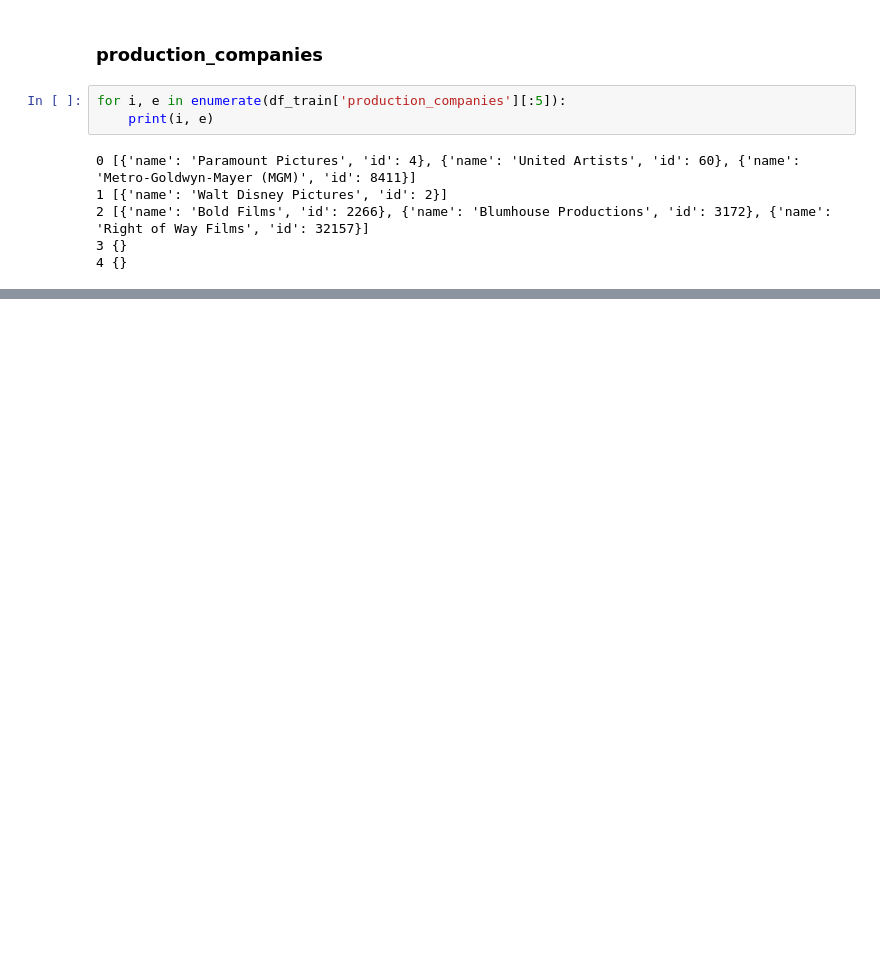
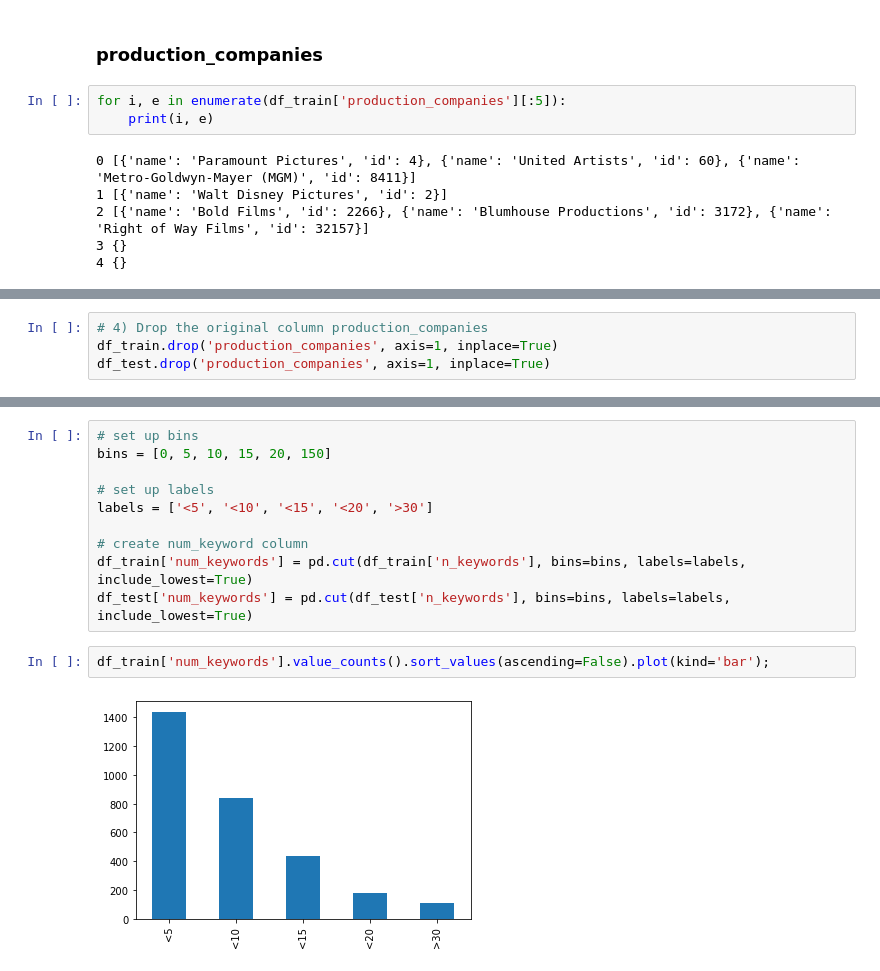
Before and after one commit to yejiseoung/TMDB, a Jupyter notebook: TMDB_EDA_FeatureEngineering.ipynb, the cells around one changed output, grey strips where cells are left out. Saved outputs shown, nothing was run; the diff lists cells and outputs as text; blank space fills up the shorter version.

```diff
--- a/TMDB_EDA_FeatureEngineering.ipynb
+++ b/TMDB_EDA_FeatureEngineering.ipynb
@@ -353,0 +373,4 @@ Name: production_companies, dtype: int64
+# %%
+# 4) Drop the original column production_companies
+df_train.drop('production_companies', axis=1, inplace=True)
+df_test.drop('production_companies', axis=1, inplace=True)
@@ -353,0 +521,14 @@ Name: production_companies, dtype: int64
+# %%
+# set up bins
+bins = [0, 5, 10, 15, 20, 150]
+
+# set up labels
+labels = ['<5', '<10', '<15', '<20', '>30']
+
+# create num_keyword column
+df_train['num_keywords'] = pd.cut(df_train['n_keywords'], bins=bins, labels=labels, include_lowest=True)
+df_test['num_keywords'] = pd.cut(df_test['n_keywords'], bins=bins, labels=labels, include_lowest=True)
+# %%
+df_train['num_keywords'].value_counts().sort_values(ascending=False).plot(kind='bar');
+# %% [output]
+[figure, added]
```
Also changed, not shown: parts of 87 cells of this notebook.
